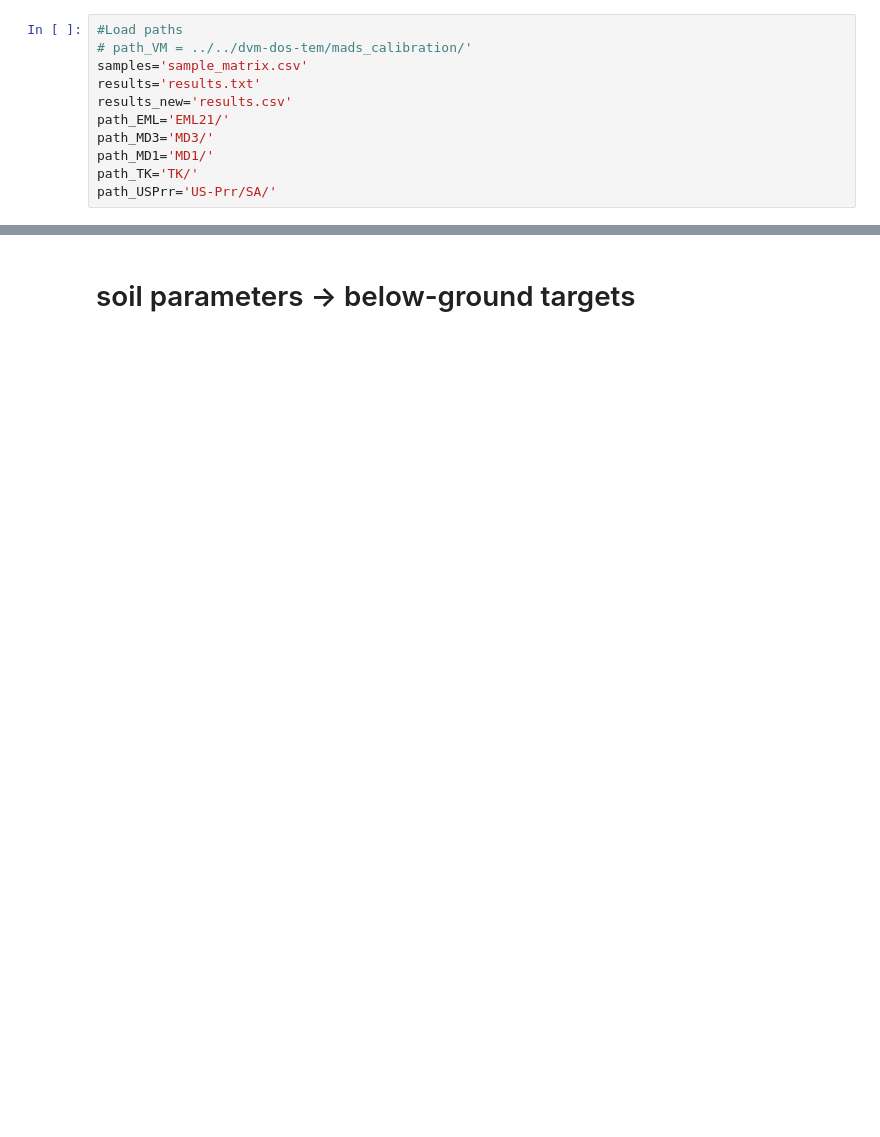
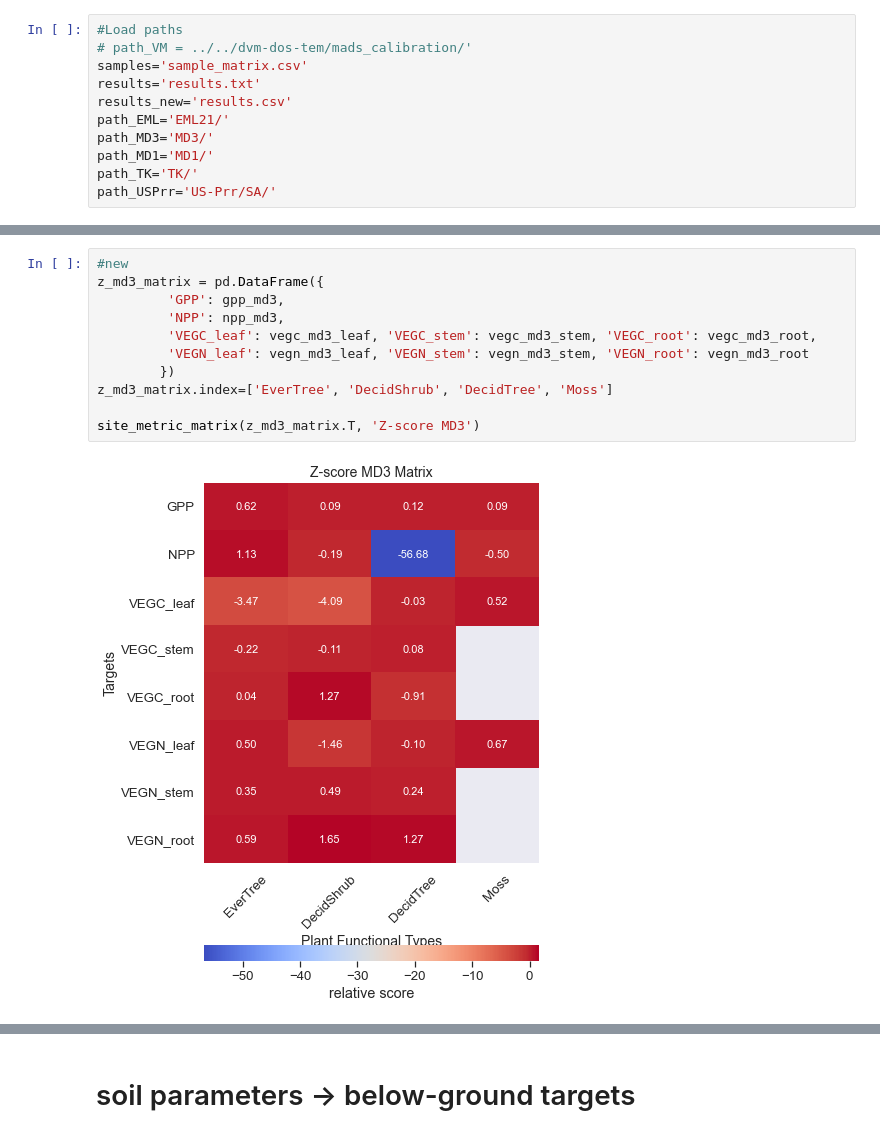
Before and after one commit to whrc/MADS-TEM-calibration, a Jupyter notebook: Paper_Figures.ipynb, the cells around one changed output, grey strips where cells are left out. Drawn from its saved outputs; the diff is of its cells as text; blank space fills up the shorter version.

```diff
--- a/Paper_Figures.ipynb
+++ b/Paper_Figures.ipynb
@@ -413,0 +724,13 @@ site_metric_matrix(z_matrix_rN, 'Z scores: VEGN root')
+# %%
+#new
+z_md3_matrix = pd.DataFrame({
+         'GPP': gpp_md3,
+         'NPP': npp_md3,
+         'VEGC_leaf': vegc_md3_leaf, 'VEGC_stem': vegc_md3_stem, 'VEGC_root': vegc_md3_root,
+         'VEGN_leaf': vegn_md3_leaf, 'VEGN_stem': vegn_md3_stem, 'VEGN_root': vegn_md3_root
+        })
+z_md3_matrix.index=['EverTree', 'DecidShrub', 'DecidTree', 'Moss']
+
+site_metric_matrix(z_md3_matrix.T, 'Z-score MD3')
+# %% [output]
+[figure, added]
```
Also changed, not shown: parts of 63 cells of this notebook, 1 other file.
